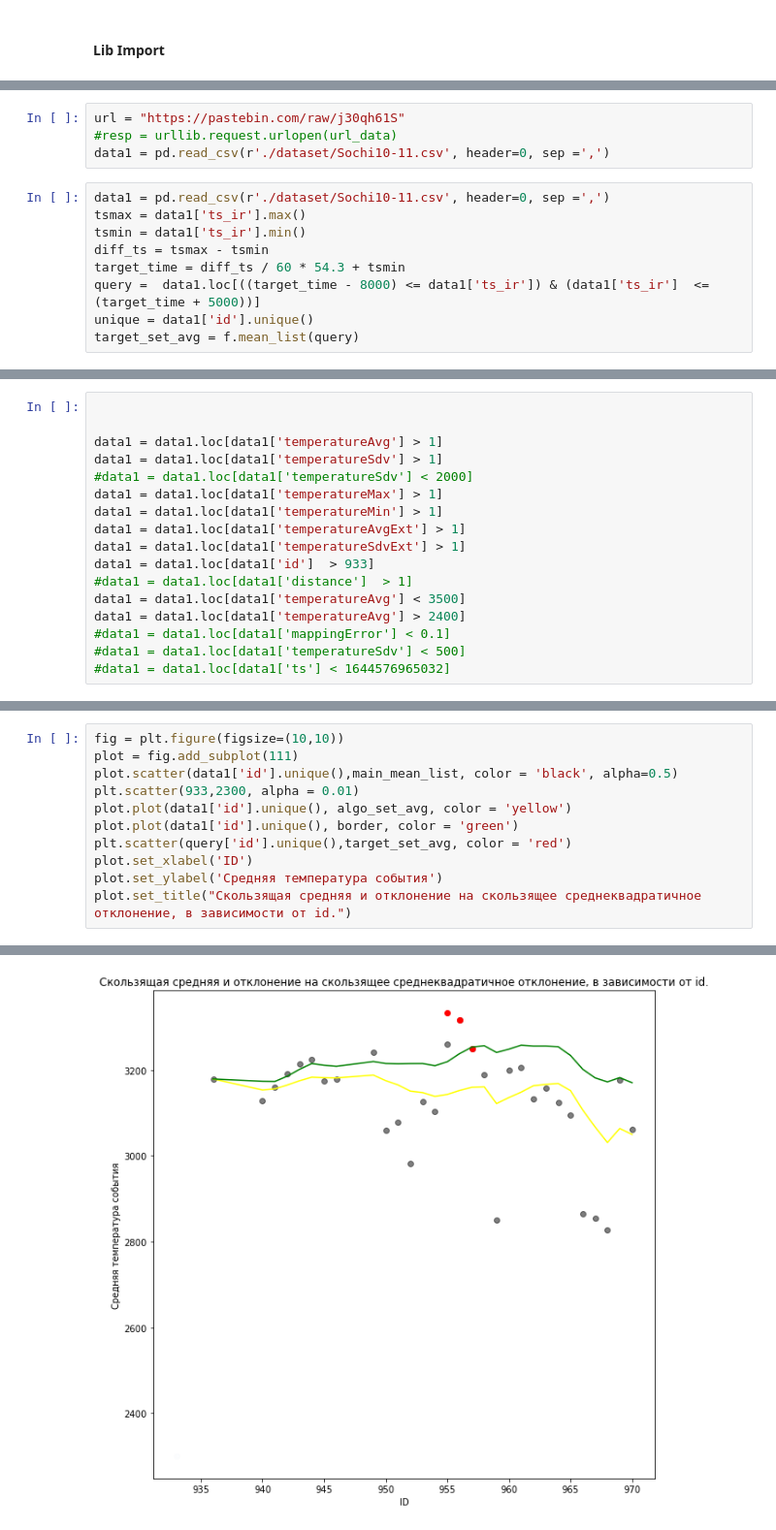
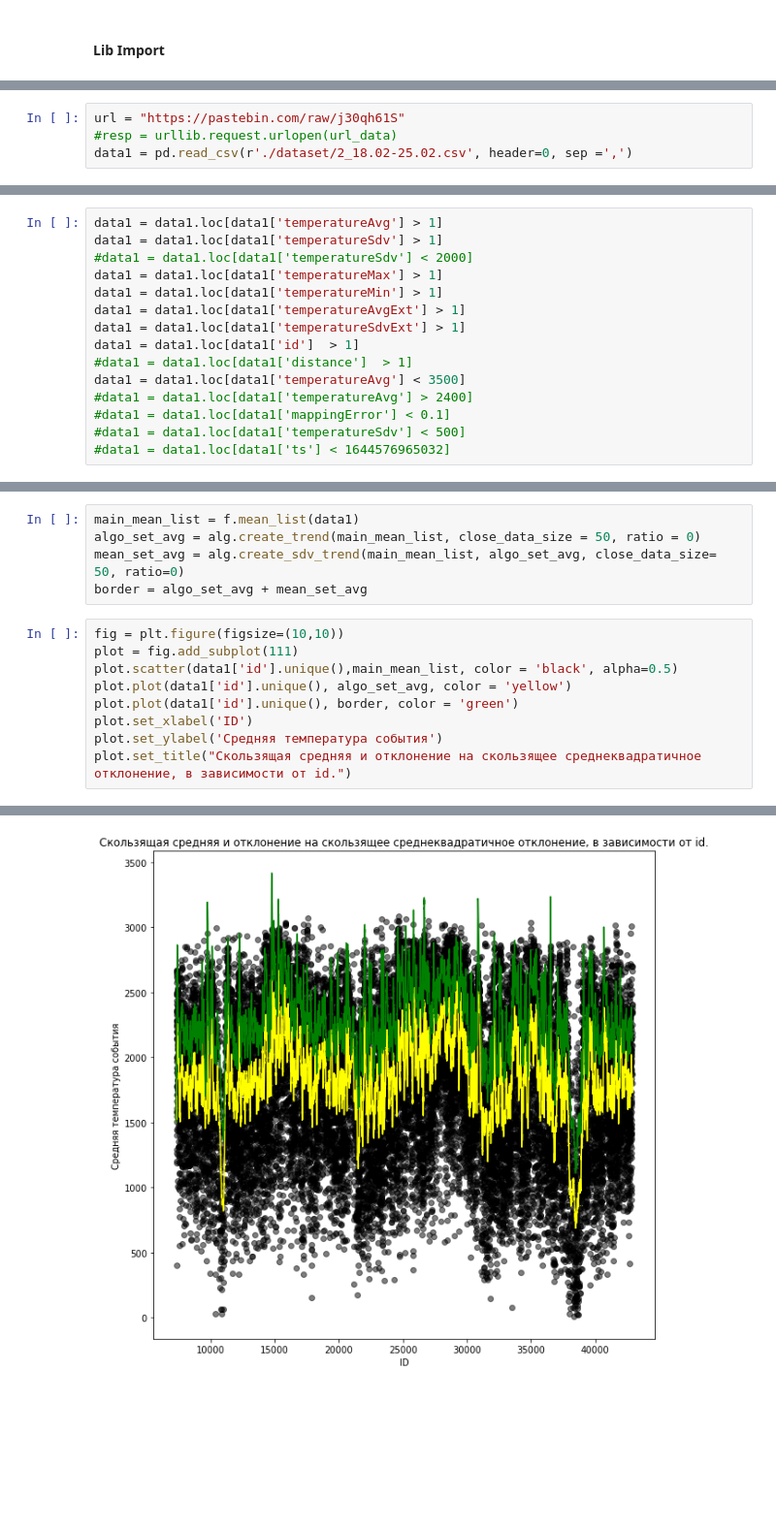
Before and after one commit to enotbeta/thermal-diplom, a Jupyter notebook: Main script.ipynb, the cells around one changed output, grey strips where cells are left out. Shown at 97% size. Drawn from its saved outputs; the diff is of its cells as text; blank space fills up the shorter version.

```diff
--- a/Main script.ipynb
+++ b/Main script.ipynb
@@ -12,13 +12,4 @@ import sklearn
 # %%
 url = "https://pastebin.com/raw/j30qh61S"
 #resp = urllib.request.urlopen(url_data)
-data1 = pd.read_csv(r'./dataset/Sochi10-11.csv', header=0, sep =',')
+data1 = pd.read_csv(r'./dataset/2_18.02-25.02.csv', header=0, sep =',')
-# %%
-data1 = pd.read_csv(r'./dataset/Sochi10-11.csv', header=0, sep =',')
-tsmax = data1['ts_ir'].max()
-tsmin = data1['ts_ir'].min()
-diff_ts = tsmax - tsmin
-target_time = diff_ts / 60 * 54.3 + tsmin
-query =  data1.loc[((target_time - 8000) <= data1['ts_ir']) & (data1['ts_ir']  <= (target_time + 5000))]
-unique = data1['id'].unique()
-target_set_avg = f.mean_list(query)
@@ -37,6 +16,4 @@ data1.describe()
 # %%
-
-
 data1 = data1.loc[data1['temperatureAvg'] > 1]
 data1 = data1.loc[data1['temperatureSdv'] > 1]
 #data1 = data1.loc[data1['temperatureSdv'] < 2000]
@@ -44,10 +21,10 @@ data1 = data1.loc[data1['temperatureMax'] > 1]
 data1 = data1.loc[data1['temperatureMin'] > 1]
 data1 = data1.loc[data1['temperatureAvgExt'] > 1]
 data1 = data1.loc[data1['temperatureSdvExt'] > 1]
-data1 = data1.loc[data1['id']  > 933]
+data1 = data1.loc[data1['id']  > 1]
 #data1 = data1.loc[data1['distance']  > 1]
 data1 = data1.loc[data1['temperatureAvg'] < 3500]
-data1 = data1.loc[data1['temperatureAvg'] > 2400]
+#data1 = data1.loc[data1['temperatureAvg'] > 2400]
 #data1 = data1.loc[data1['mappingError'] < 0.1]
 #data1 = data1.loc[data1['temperatureSdv'] < 500]
 #data1 = data1.loc[data1['ts'] < 1644576965032]
@@ -97,14 +62,17 @@ border = algo_set_avg + mean_set_avg
+# %%
+main_mean_list = f.mean_list(data1)
+algo_set_avg = alg.create_trend(main_mean_list, close_data_size = 50, ratio = 0)
+mean_set_avg = alg.create_sdv_trend(main_mean_list, algo_set_avg, close_data_size= 50, ratio=0)
+border = algo_set_avg + mean_set_avg
 # %%
 fig = plt.figure(figsize=(10,10))
 plot = fig.add_subplot(111)
 plot.scatter(data1['id'].unique(),main_mean_list, color = 'black', alpha=0.5)
-plt.scatter(933,2300, alpha = 0.01)
 plot.plot(data1['id'].unique(), algo_set_avg, color = 'yellow')
 plot.plot(data1['id'].unique(), border, color = 'green')
-plt.scatter(query['id'].unique(),target_set_avg, color = 'red')
 plot.set_xlabel('ID')
 plot.set_ylabel('Средняя температура события')
 plot.set_title("Скользящая средняя и отклонение на скользящее среднеквадратичное отклонение, в зависимости от id.")
 # %% [output]
 Text(0.5, 1.0, 'Скользящая средняя и отклонение на скользящее среднеквадратичное отклонение, в зависимости от id.')
-[figure, old version]
+[figure, new version]
```
Also changed, not shown: parts of 12 cells of this notebook, 2 other files.
